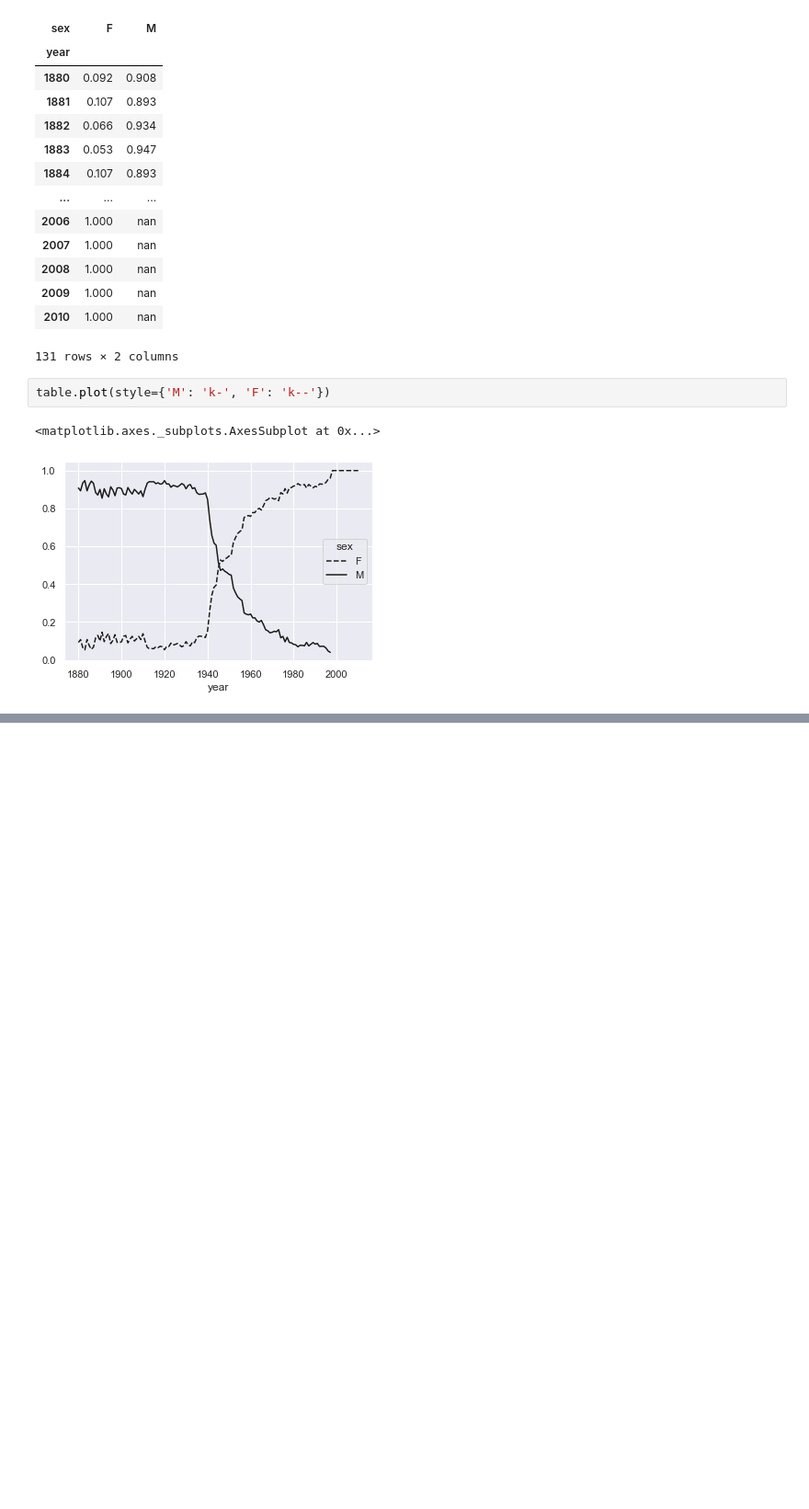
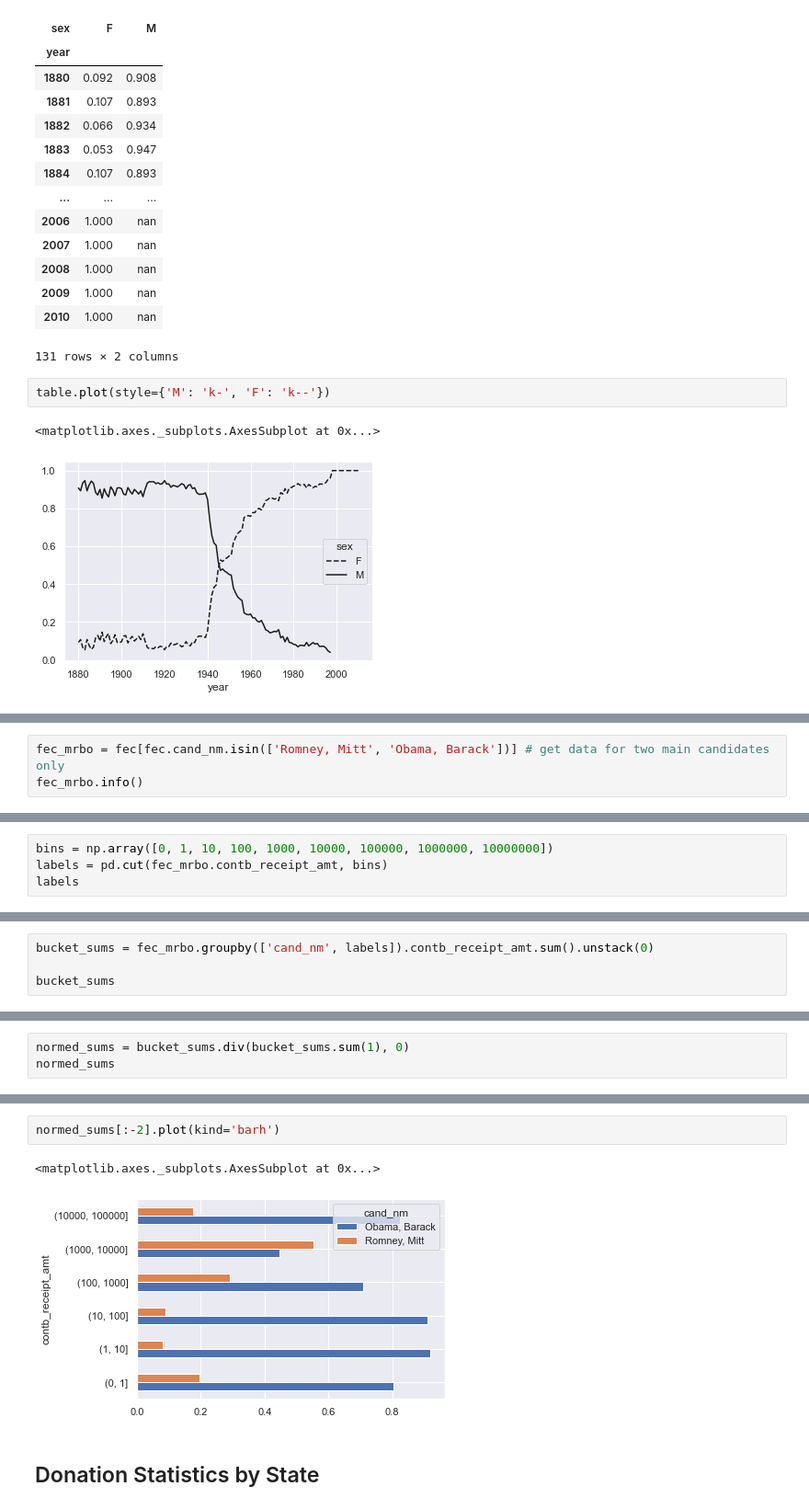
Before and after one commit to walidsi/data-science, a Jupyter notebook: Python/Python for Data Analysis/py_data_analysis_2.ipynb, the cells around one changed output, grey strips where cells are left out. Shown at 92% size. Cells and saved outputs as stored; diff of their text form; blank space fills up the shorter version.

```diff
--- a/Python/Python for Data Analysis/py_data_analysis_2.ipynb
+++ b/Python/Python for Data Analysis/py_data_analysis_2.ipynb
@@ -999,0 +1345,3 @@ table.plot(style={'M': 'k-', 'F': 'k--'})
+# %%
+fec_mrbo = fec[fec.cand_nm.isin(['Romney, Mitt', 'Obama, Barack'])] # get data for two main candidates only
+fec_mrbo.info()
@@ -999,0 +1500,4 @@ table.plot(style={'M': 'k-', 'F': 'k--'})
+# %%
+bins = np.array([0, 1, 10, 100, 1000, 10000, 100000, 1000000, 10000000])
+labels = pd.cut(fec_mrbo.contb_receipt_amt, bins)
+labels
@@ -999,0 +1531,4 @@ table.plot(style={'M': 'k-', 'F': 'k--'})
+# %%
+bucket_sums = fec_mrbo.groupby(['cand_nm', labels]).contb_receipt_amt.sum().unstack(0)
+
+bucket_sums
@@ -999,0 +1546,3 @@ table.plot(style={'M': 'k-', 'F': 'k--'})
+# %%
+normed_sums = bucket_sums.div(bucket_sums.sum(1), 0)
+normed_sums
@@ -999,0 +1560,7 @@ table.plot(style={'M': 'k-', 'F': 'k--'})
+# %%
+normed_sums[:-2].plot(kind='barh')
+# %% [output]
+<matplotlib.axes._subplots.AxesSubplot at 0x...>
+[figure, added]
+# %% [markdown]
+## Donation Statistics by State
```
Also changed, not shown: parts of 52 cells of this notebook.
